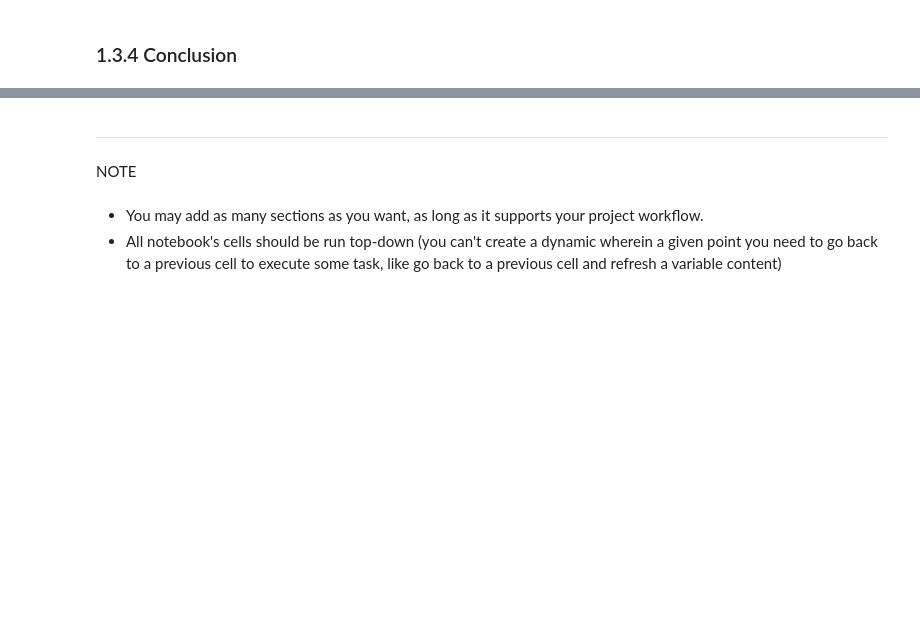
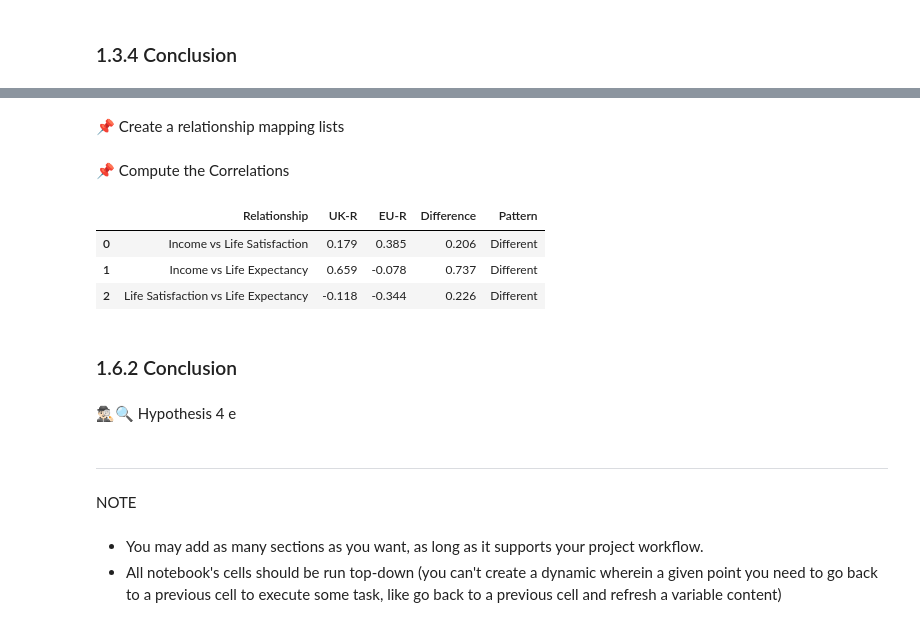
Before and after one commit to HaveTimeDrinkTea/Keeping_up_with_the_Joneses, a Jupyter notebook: jupyter_notebooks/02_Hypothesis_Testing.ipynb, the cells around one changed output, grey strips where cells are left out. Cells and saved outputs as stored; diff of their text form; code cells hidden in the pictures; blank space fills up the shorter version.

Commit message:
Started on hypothesis 4 and computed the correlations.

```diff
--- a/jupyter_notebooks/02_Hypothesis_Testing.ipynb
+++ b/jupyter_notebooks/02_Hypothesis_Testing.ipynb
@@ -519,0 +578,9 @@ Name: life_expectancy, dtype: float64
+# %%
+# split the data into 2 groups UK vs Europe
+df_uk = df_regional_wellbeing_6countries_mainland[df_regional_wellbeing_6countries_mainland["country_iso3"] == "GBR"]
+df_eu = df_regional_wellbeing_6countries_mainland[df_regional_wellbeing_6countries_mainland["country_iso3"] != "GBR"]
+
+print(f"The value counts of df_uk: {df_uk["country"].value_counts()}")
+print("=" *50)
+print(f"The value counts of df_eu: {df_eu["country"].value_counts()}")
+print(f"The number of regions in the EU's 5 Nations: {len(df_eu)}")
@@ -520,3 +600,59 @@ Name: life_expectancy, dtype: float64
+# %% [markdown]
+📌 Create a relationship mapping lists
+# %%
+# relationship mapping and mapping name
+
+## Income vs Happiness
+r1 = ("disposable_income_pc", "life_satisfaction_index", "Income vs Life Satisfaction")
+## Income vs Health
+r2 = ("disposable_income_pc", "life_expectancy", "Income vs Life Expectancy")
+## happiness vs Health
+r3 = ("life_satisfaction_index", "life_expectancy", "Life Satisfaction vs Life Expectancy")
+
+all_relations = [r1, r2, r3]
+# %% [markdown]
+📌 Compute the Correlations
+# %%
+# create an empty list to store the results of correlation computations
+results_list =[]
+
+for x, y, rname in all_relations:
+
+    # compute the correlation for uk
+    r_uk = round(df_uk[x].corr(df_uk[y]),3)
+
+    # compute the correlation for eu
+    r_eu = round(df_eu[x].corr(df_eu[y]),3)
+
+    uk_eu_diff = round(abs(r_uk - r_eu), 3)
+
+    if uk_eu_diff < 0.2:
+        pattern = "Similar"
+    else:
+        pattern = "Different"
+
+    # store the results
+    results_list.append({
+        "Relationship": rname
+        , "UK-R": r_uk
+        , "EU-R": r_eu
+        , "Difference": uk_eu_diff
+        , "Pattern": pattern
+    })
+
+
+df_corr_results = pd.DataFrame(results_list)
+
+df_corr_results
+# %% [output]
+|  | Relationship | UK-R | EU-R | Difference | Pattern |
+| 0 | Income vs Life Satisfaction | 0.179 | 0.385 | 0.206 | Different |
+| 1 | Income vs Life Expectancy | 0.659 | -0.078 | 0.737 | Different |
+| 2 | Life Satisfaction vs Life Expectancy | -0.118 | -0.344 | 0.226 | Different |
+# %% [markdown]
+### 1.6.2 Conclusion
+# %% [markdown]
+🕵🏻‍♂️🔍 Hypothesis 4 e
 # %% [markdown]
 ---
 # %% [markdown]
```
Also changed, not shown: parts of 17 cells of this notebook.
